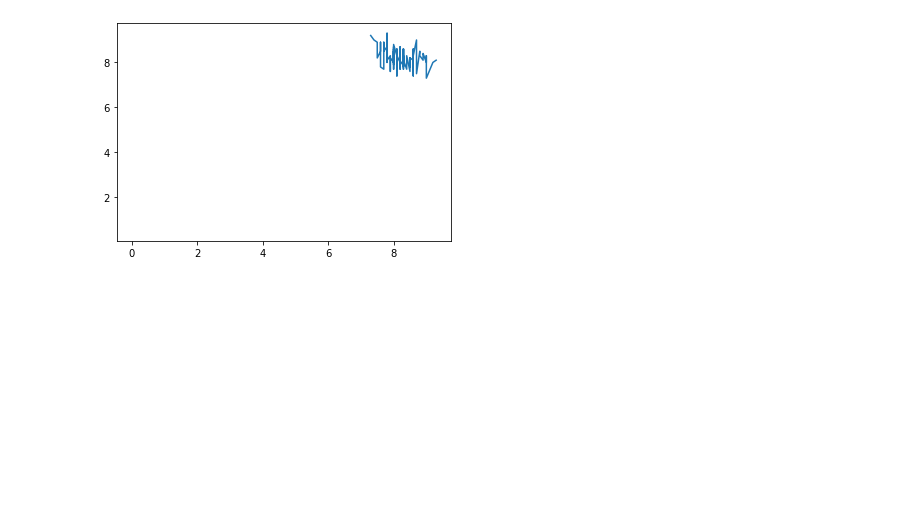
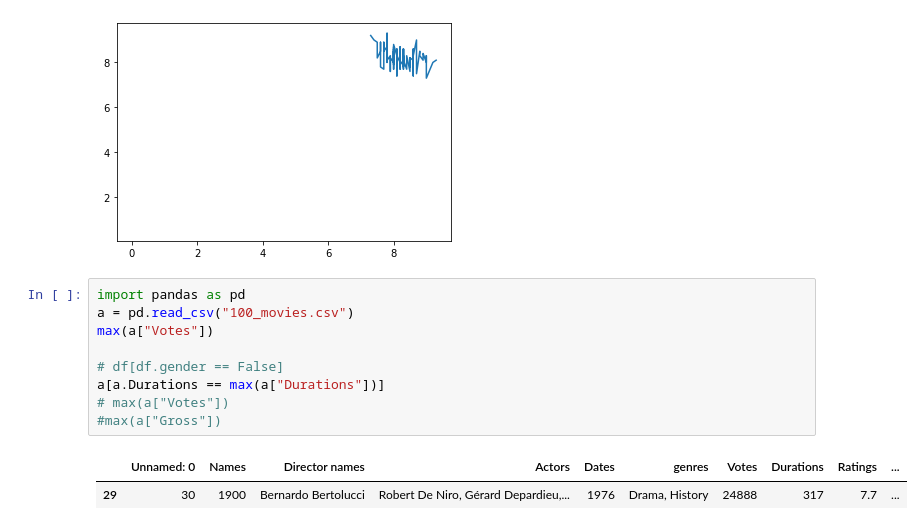
Before and after one commit to fayyoz24/ai_nov21, a Jupyter notebook: Chapter 1/D9.challenges/webscrapping_fr_challenge.ipynb, the cells around one changed output. Saved outputs shown, nothing was run; the diff lists cells and outputs as text; blank space fills up the shorter version.

```diff
--- a/Chapter 1/D9.challenges/webscrapping_fr_challenge.ipynb
+++ b/Chapter 1/D9.challenges/webscrapping_fr_challenge.ipynb
@@ -156,3 +156,15 @@ plt.plot(x, datas['Ratings'], width)
 [<matplotlib.lines.Line2D at 0x...>,
  <matplotlib.lines.Line2D at 0x...>]
 [figure]
+# %%
+import pandas as pd
+a = pd.read_csv("100_movies.csv")
+max(a["Votes"])
+
+# df[df.gender == False]
+a[a.Durations == max(a["Durations"])]
+# max(a["Votes"])
+#max(a["Gross"])
+# %% [output]
+|  | Unnamed: 0 | Names | Director names | Actors | Dates | genres | Votes | Durations | Ratings | ... |
+| 29 | 30 | 1900 | Bernardo Bertolucci | Robert De Niro, Gérard Depardieu,... | 1976 | Drama, History | 24888 | 317 | 7.7 | ... |
```
Also changed, not shown: parts of 1 cell of this notebook, 1 other file.
